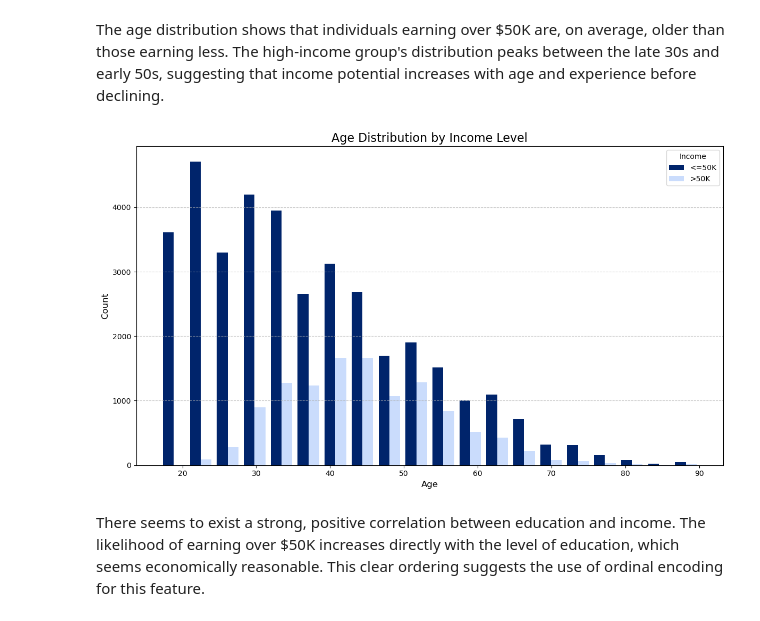
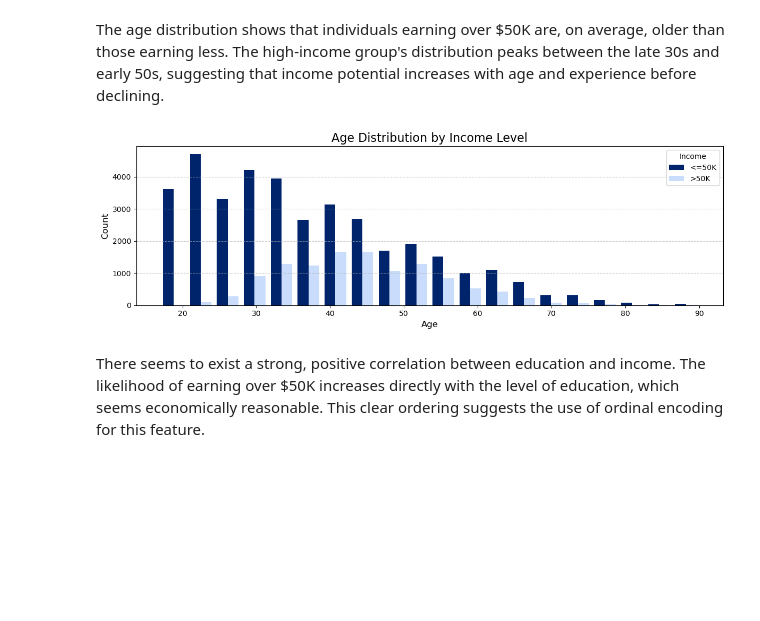
Before and after one commit to jnn-mllr/AML---final-project, a Jupyter notebook: notebooks/main.ipynb, the cells around one changed output. Drawn from its saved outputs; the diff is of its cells as text; code cells hidden in the pictures; blank space fills up the shorter version.

```diff
--- a/notebooks/main.ipynb
+++ b/notebooks/main.ipynb
@@ -198,23 +196,23 @@ plt.show()
 The age distribution shows that individuals earning over $50K are, on average, older than those earning less. The high-income group's distribution peaks between the late 30s and early 50s, suggesting that income potential increases with age and experience before declining.
 # %%
 # relationship between income and age
-plt.figure(figsize=(12, 7))
+plt.figure(figsize=(12, 4))
 
 # separate data for the two income categories
 over50k = df[df['income'] == 0]['age']
 below50k = df[df['income'] == 1]['age']
 
 # side-by-side histograms
 plt.hist([over50k, below50k], bins=20, color=['#00246B', '#CADCFC'], label=['<=50K', '>50K'])
 plt.title('Age Distribution by Income Level', fontsize=16)
 plt.xlabel('Age', fontsize=12)
 plt.ylabel('Count', fontsize=12)
 plt.legend(title='Income')
 plt.grid(axis='y', linestyle='--', alpha=0.7)
 plt.tight_layout()
 plt.show()
 # %% [output]
-[figure, old version]
+[figure, new version]
 # %% [markdown]
 There seems to exist a strong, positive correlation between education and income. The likelihood of earning over $50K increases directly with the level of education, which seems economically reasonable. This clear ordering suggests the use of ordinal encoding for this feature.
 # %%
```
Also changed, not shown: parts of 35 cells of this notebook, 4 other files.
